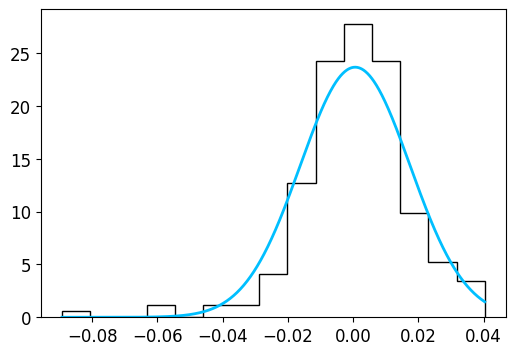
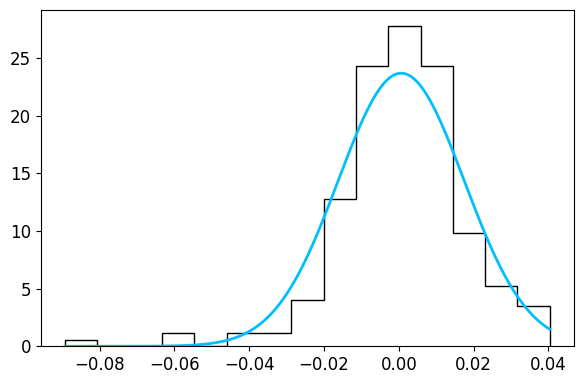
Unified diff of the notebook cell whose output changed from the first chart to the second:
--- before
+++ after
@@ -11,3 +11,7 @@
 ax.plot(xFit, norm.pdf(xFit, loc=pull.mean(), scale=pull.std()), c=lc[0], lw=2)
 
+fig.tight_layout()
+fig.savefig(f'plots/pullDist_{i:02d}.png', dpi=300)
+fig.savefig(f'plots/pullDist_{i:02d}.pdf')
+
 plt.show()

Commit: saving plots